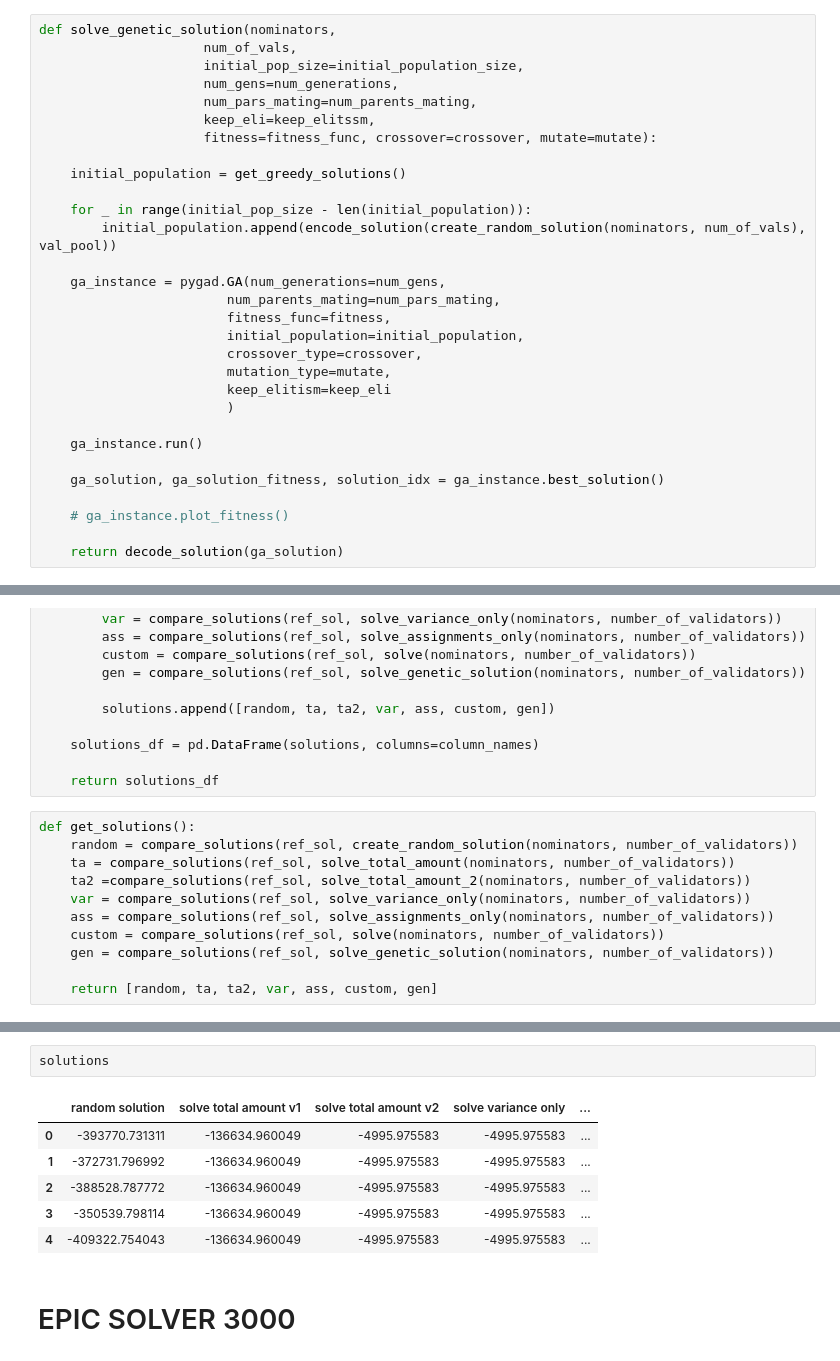
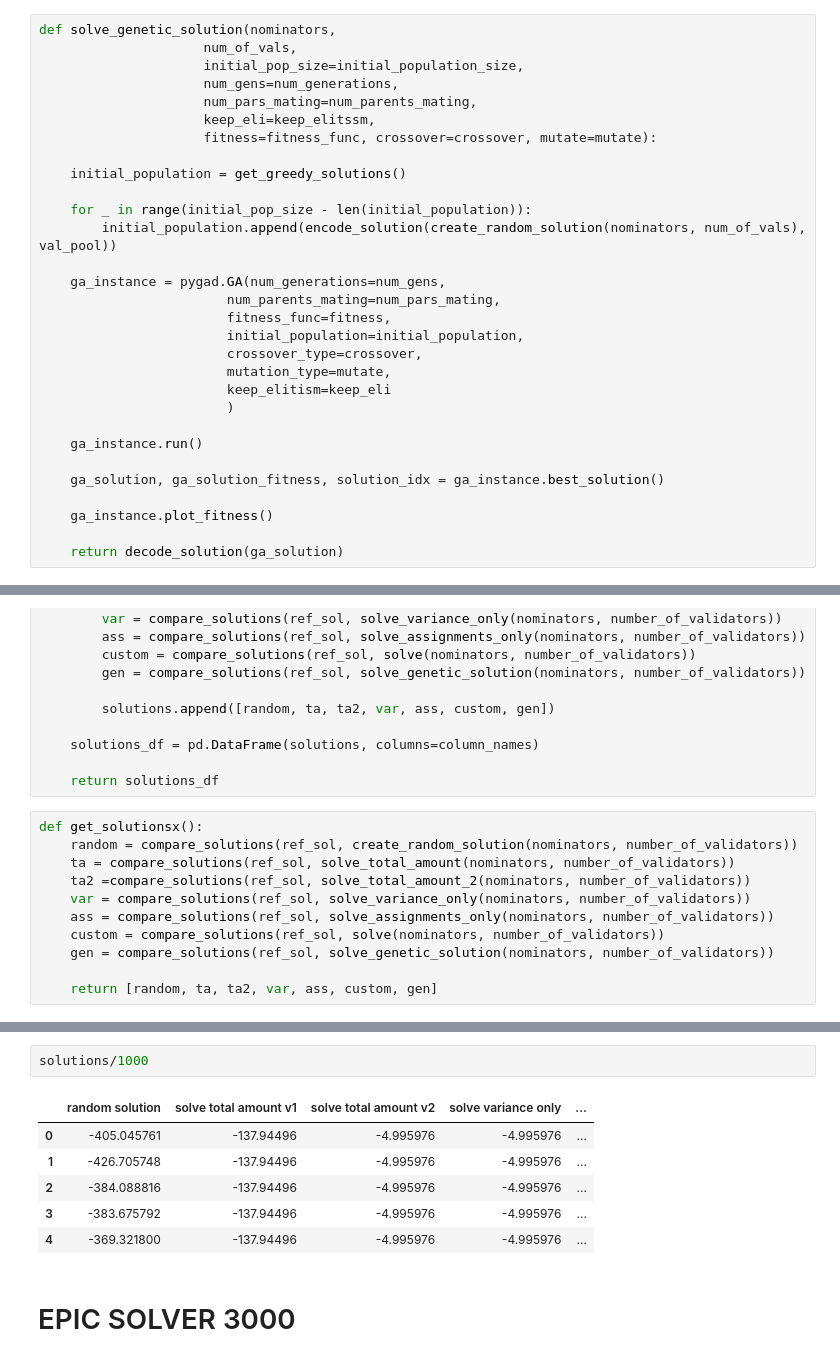
Before and after one commit to markopolo139/PolkadotProblemClasses, a Jupyter notebook: notebook_official.ipynb, the cells around one changed output, grey strips where cells are left out. Drawn from its saved outputs; the diff is of its cells as text.

```diff
--- a/notebook_official.ipynb
+++ b/notebook_official.ipynb
@@ -477,7 +477,7 @@ def solve_genetic_solution(nominators,
 
     ga_solution, ga_solution_fitness, solution_idx = ga_instance.best_solution()
 
-    # ga_instance.plot_fitness()
+    ga_instance.plot_fitness()
 
     return decode_solution(ga_solution)
 # %%
@@ -502,7 +502,7 @@ def get_solutions(n):
 
     return solutions_df
 # %%
-def get_solutions():
+def get_solutionsx():
     random = compare_solutions(ref_sol, create_random_solution(nominators, number_of_validators))
     ta = compare_solutions(ref_sol, solve_total_amount(nominators, number_of_validators))
     ta2 =compare_solutions(ref_sol, solve_total_amount_2(nominators, number_of_validators))
@@ -535,12 +573,12 @@ See the caveats in the documentation: https://pandas.pydata.org/pandas-docs/stab
 # %%
-solutions
+solutions/1000
 # %% [output]
 |  | random solution | solve total amount v1 | solve total amount v2 | solve variance only | ... |
-| 0 | -393770.731311 | -136634.960049 | -4995.975583 | -4995.975583 | ... |
-| 1 | -372731.796992 | -136634.960049 | -4995.975583 | -4995.975583 | ... |
-| 2 | -388528.787772 | -136634.960049 | -4995.975583 | -4995.975583 | ... |
-| 3 | -350539.798114 | -136634.960049 | -4995.975583 | -4995.975583 | ... |
-| 4 | -409322.754043 | -136634.960049 | -4995.975583 | -4995.975583 | ... |
+| 0 | -405.045761 | -137.94496 | -4.995976 | -4.995976 | ... |
+| 1 | -426.705748 | -137.94496 | -4.995976 | -4.995976 | ... |
+| 2 | -384.088816 | -137.94496 | -4.995976 | -4.995976 | ... |
+| 3 | -383.675792 | -137.94496 | -4.995976 | -4.995976 | ... |
+| 4 | -369.321800 | -137.94496 | -4.995976 | -4.995976 | ... |
 # %% [markdown]
 # EPIC SOLVER 3000
 # %%
```
Also changed, not shown: parts of 6 cells of this notebook.
